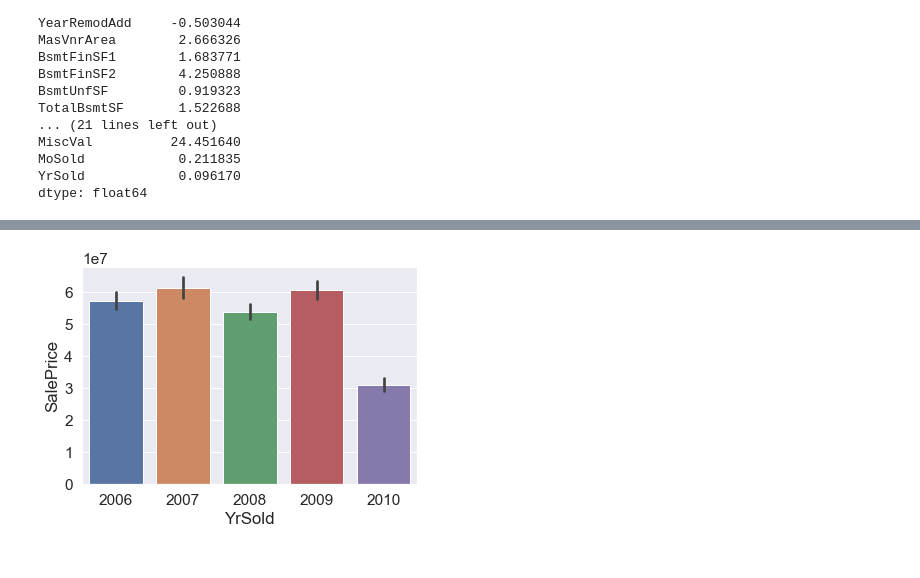
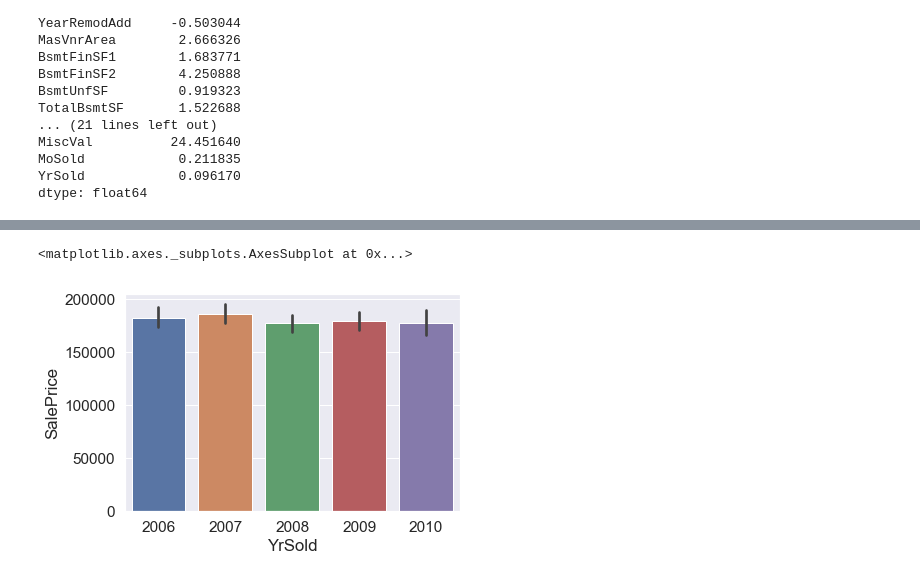
Before and after one commit to AGENT-O07/kaggle, a Jupyter notebook: HousePrices/EDA.ipynb, the cells around one changed output, grey strips where cells are left out. Cells and saved outputs as stored; diff of their text form; code cells hidden in the pictures.

```diff
--- a/HousePrices/EDA.ipynb
+++ b/HousePrices/EDA.ipynb
@@ -141,7 +141,7 @@ i=1
 for col in str_cols:
     train[col].fillna('none', inplace = True)
     plt.subplot(22, 2, i);
-    plot = sns.barplot(x=col, y='SalePrice', data=train, estimator=sum);
+    plot = sns.barplot(x=col, y='SalePrice', data=train);
     for tick in plot.get_xticklabels():
         tick.set_rotation(45)
     i += 1
@@ -154,4 +164,5 @@ sns.barplot(x='MSSubClass', y='SalePrice', data=train, estimator=sum);
 # %%
-sns.barplot(x='YrSold', y='SalePrice', data=train, estimator=sum);
+sns.barplot(x='YrSold', y='SalePrice', data=train)
 # %% [output]
+<matplotlib.axes._subplots.AxesSubplot at 0x...>
-[figure, old version]
+[figure, new version]
```
Also changed, not shown: parts of 4 cells of this notebook, 3 other files.
